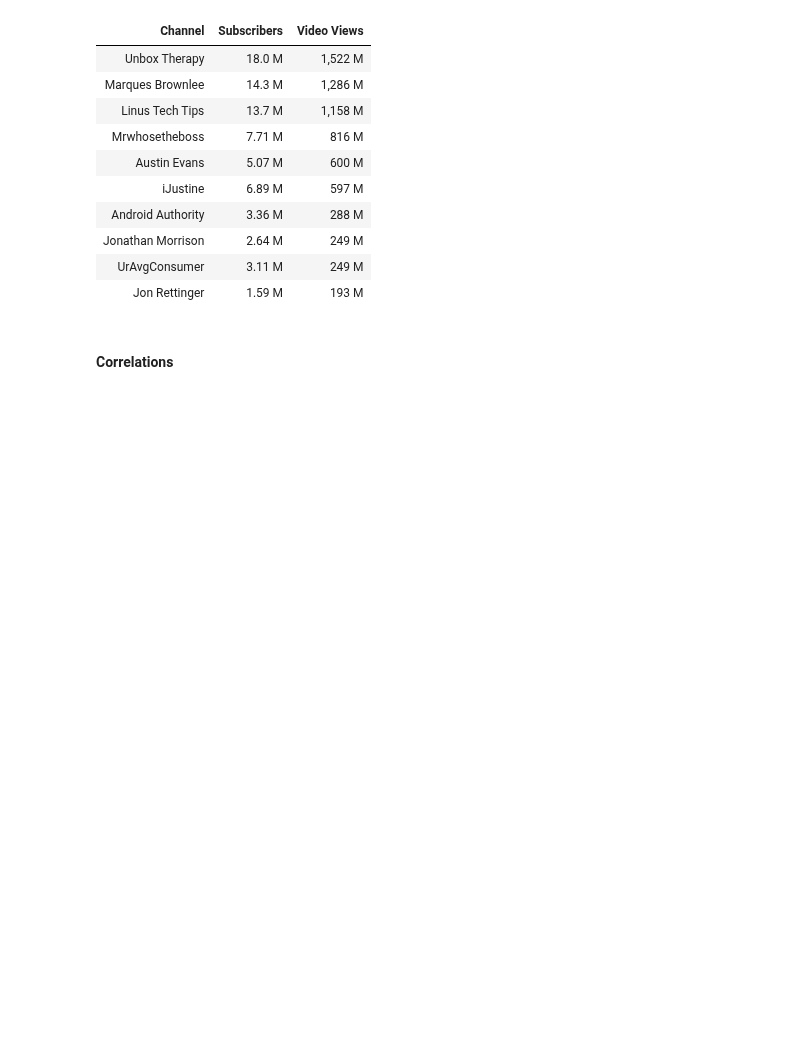
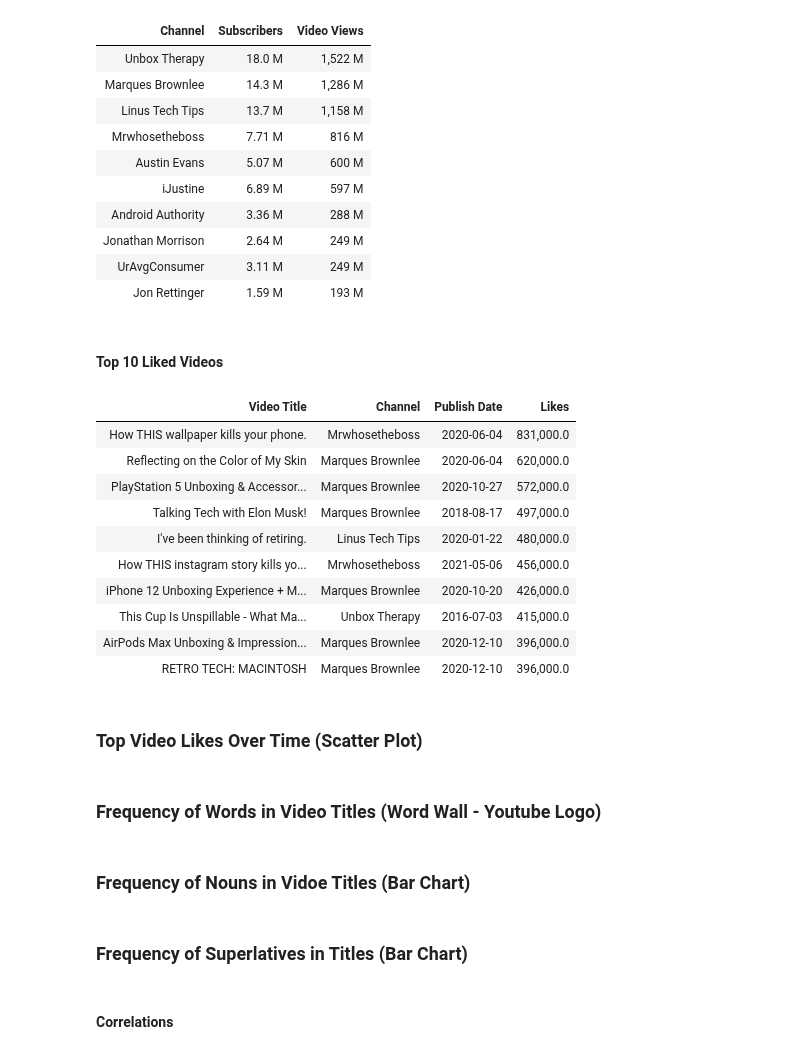
Before and after one commit to drusho/blog, a Jupyter notebook: _notebooks/2021-07-20-webscrapping-youtube-blog.ipynb, the cells around one changed output. Saved outputs shown, nothing was run; the diff lists cells and outputs as text; code cells hidden in the pictures; blank space fills up the shorter version.

```diff
--- a/_notebooks/2021-07-20-webscrapping-youtube-blog.ipynb
+++ b/_notebooks/2021-07-20-webscrapping-youtube-blog.ipynb
@@ -679,3 +681,40 @@ chan_views.style.format(formatter={'Video Views': "{:,}",
 | Jonathan Morrison | 2.64 M | 249 M |
 | UrAvgConsumer | 3.11 M | 249 M |
 | Jon Rettinger | 1.59 M | 193 M |
+# %% [markdown]
+#### Top 10 Liked Videos
+# %%
+#collapse
+# Top 10 Videos by Views
+top_chan = vc_merged.groupby(['Video Title',
+                              'Channel Name',
+                              'Publish Date'])['Likes'].max().sort_values(ascending=False).head(10).reset_index()
+
+# rename columns to increase readability
+top_chan.rename(columns={
+    'Channel Name':'Channel',
+    },inplace=True)
+
+top_chan.style.format(formatter={'Likes': "{:,}",
+                                 'Publish Date': "{:%Y-%m-%d}"}).background_gradient(subset=['Publish Date','Likes'],
+                                                                                     cmap='Wistia').hide_index()
+# %% [output]
+| Video Title | Channel | Publish Date | Likes |
+| How THIS wallpaper kills your phone. | Mrwhosetheboss | 2020-06-04 | 831,000.0 |
+| Reflecting on the Color of My Skin | Marques Brownlee | 2020-06-04 | 620,000.0 |
+| PlayStation 5 Unboxing & Accessor... | Marques Brownlee | 2020-10-27 | 572,000.0 |
+| Talking Tech with Elon Musk! | Marques Brownlee | 2018-08-17 | 497,000.0 |
+| I've been thinking of retiring. | Linus Tech Tips | 2020-01-22 | 480,000.0 |
+| How THIS instagram story kills yo... | Mrwhosetheboss | 2021-05-06 | 456,000.0 |
+| iPhone 12 Unboxing Experience + M... | Marques Brownlee | 2020-10-20 | 426,000.0 |
+| This Cup Is Unspillable - What Ma... | Unbox Therapy | 2016-07-03 | 415,000.0 |
+| AirPods Max Unboxing & Impression... | Marques Brownlee | 2020-12-10 | 396,000.0 |
+| RETRO TECH: MACINTOSH | Marques Brownlee | 2020-12-10 | 396,000.0 |
+# %% [markdown]
+### Top Video Likes Over Time (Scatter Plot)
+# %% [markdown]
+### Frequency of Words in Video Titles (Word Wall - Youtube Logo)
+# %% [markdown]
+### Frequency of Nouns in Vidoe Titles (Bar Chart)
+# %% [markdown]
+### Frequency of Superlatives in Titles (Bar Chart)
```
Also changed, not shown: parts of 4 cells of this notebook.
